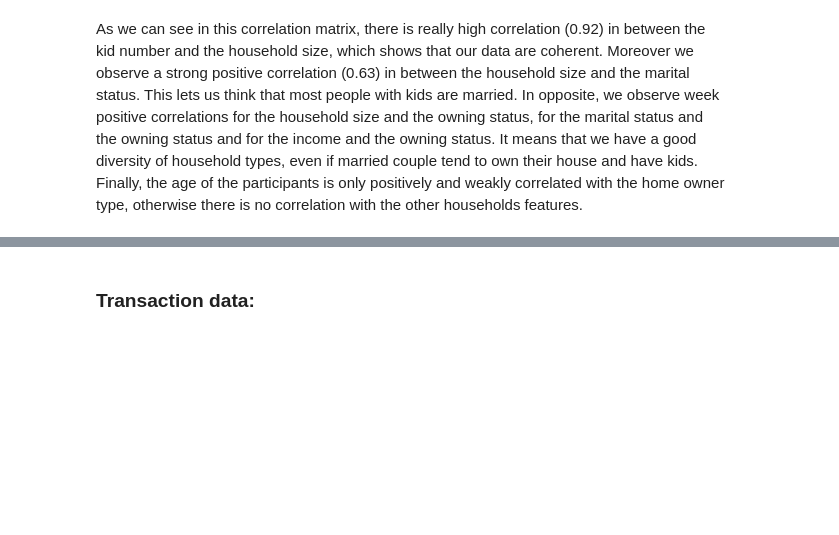
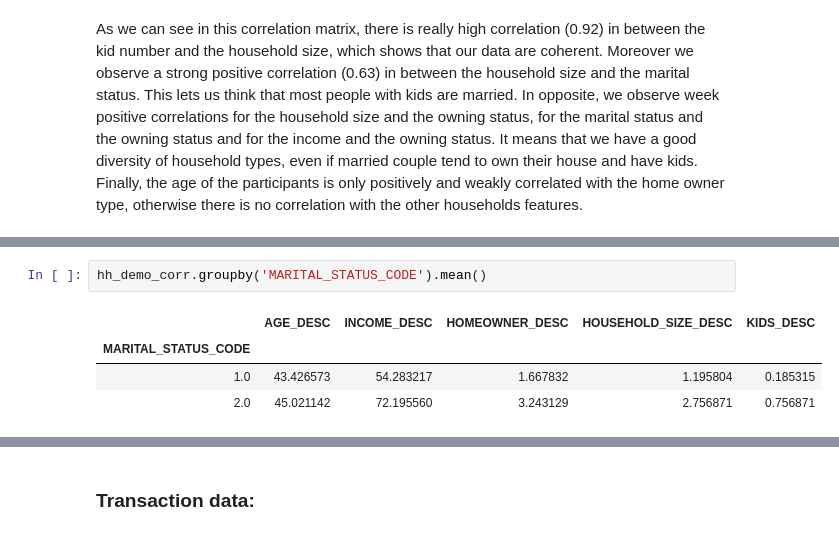
Before and after one commit to marvande/epfl-ada-2019-data-analysis, a Jupyter notebook: code/main.ipynb, the cells around one changed output, grey strips where cells are left out. Cells and saved outputs as stored; diff of their text form; blank space fills up the shorter version.

```diff
--- a/code/main.ipynb
+++ b/code/main.ipynb
@@ -630,0 +640,7 @@ Married_vs_income.unstack()['KIDS_DESC'].plot.bar(rot=0)
+# %%
+hh_demo_corr.groupby('MARITAL_STATUS_CODE').mean()
+# %% [output]
+|  | AGE_DESC | INCOME_DESC | HOMEOWNER_DESC | HOUSEHOLD_SIZE_DESC | KIDS_DESC |
+| MARITAL_STATUS_CODE |  |  |  |  |  |
+| 1.0 | 43.426573 | 54.283217 | 1.667832 | 1.195804 | 0.185315 |
+| 2.0 | 45.021142 | 72.195560 | 3.243129 | 2.756871 | 0.756871 |
```
Also changed, not shown: parts of 2 cells of this notebook.
